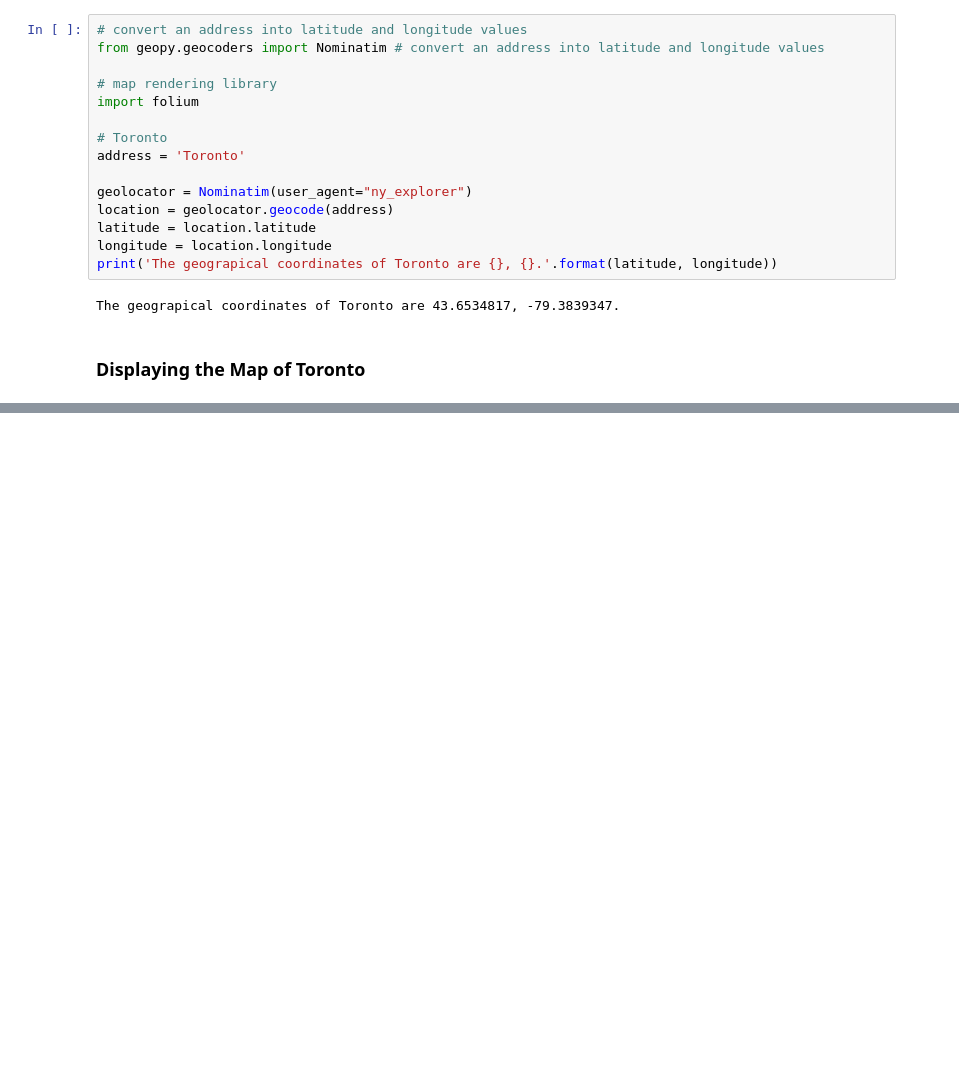
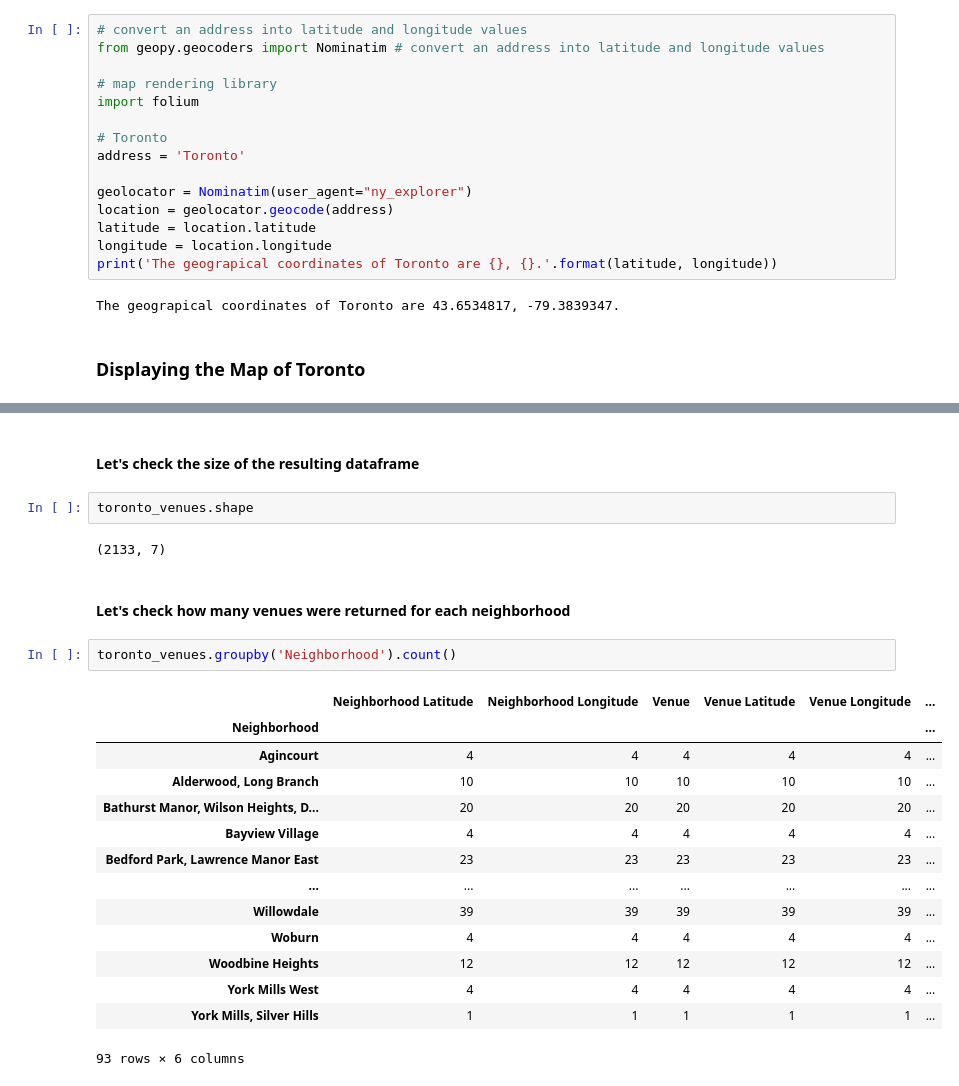
Before and after one commit to DavidVN-cg/Segmenting_and_clustering_neighborhoods-toronto, a Jupyter notebook: Segmenting_clustering_neighborhoods_toronto.ipynb, the cells around one changed output, grey strips where cells are left out. Cells and saved outputs as stored; diff of their text form; blank space fills up the shorter version.

```diff
--- a/Segmenting_clustering_neighborhoods_toronto.ipynb
+++ b/Segmenting_clustering_neighborhoods_toronto.ipynb
@@ -173,0 +269,25 @@ map_toronto
+# %% [markdown]
+#### Let's check the size of the resulting dataframe
+# %%
+toronto_venues.shape
+# %% [output]
+(2133, 7)
+# %% [markdown]
+#### Let's check how many venues were returned for each neighborhood
+# %%
+toronto_venues.groupby('Neighborhood').count()
+# %% [output]
+|  | Neighborhood Latitude | Neighborhood Longitude | Venue | Venue Latitude | Venue Longitude | ... |
+| Neighborhood |  |  |  |  |  | ... |
+| Agincourt | 4 | 4 | 4 | 4 | 4 | ... |
+| Alderwood, Long Branch | 10 | 10 | 10 | 10 | 10 | ... |
+| Bathurst Manor, Wilson Heights, D... | 20 | 20 | 20 | 20 | 20 | ... |
+| Bayview Village | 4 | 4 | 4 | 4 | 4 | ... |
+| Bedford Park, Lawrence Manor East | 23 | 23 | 23 | 23 | 23 | ... |
+| ... | ... | ... | ... | ... | ... | ... |
+| Willowdale | 39 | 39 | 39 | 39 | 39 | ... |
+| Woburn | 4 | 4 | 4 | 4 | 4 | ... |
+| Woodbine Heights | 12 | 12 | 12 | 12 | 12 | ... |
+| York Mills West | 4 | 4 | 4 | 4 | 4 | ... |
+| York Mills, Silver Hills | 1 | 1 | 1 | 1 | 1 | ... |
+93 rows × 6 columns
```
Also changed, not shown: parts of 22 cells of this notebook.
